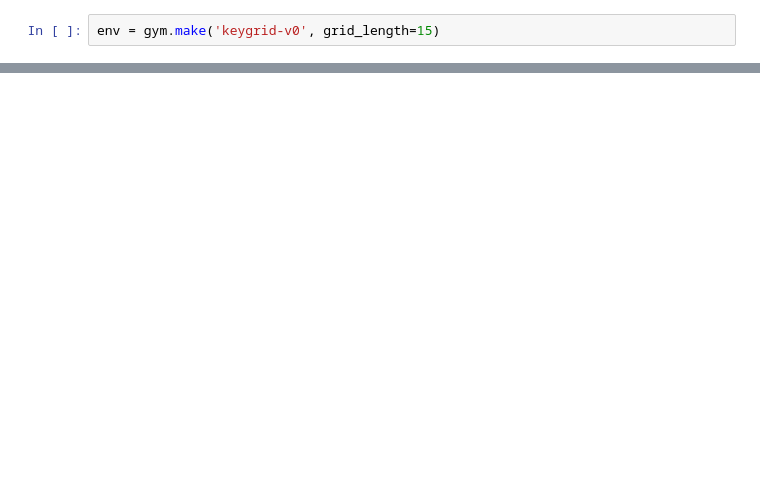
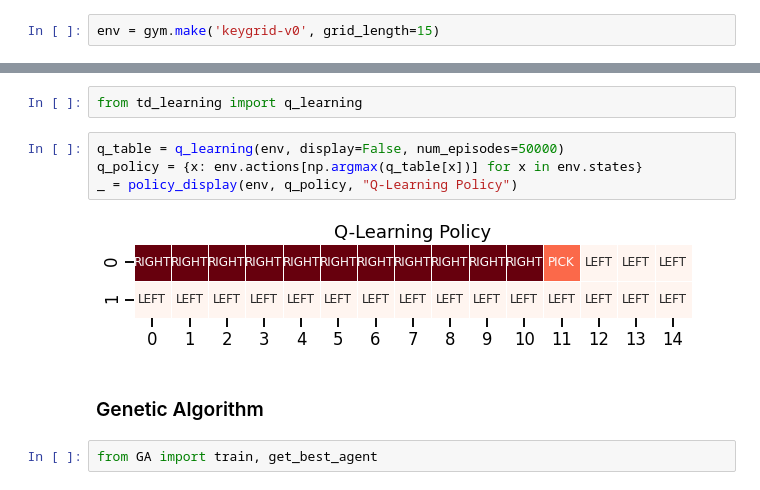
Before and after one commit to aja114/research_project, a Jupyter notebook: keygrid_env.ipynb, the cells around one changed output, grey strips where cells are left out. Cells and saved outputs as stored; diff of their text form; blank space fills up the shorter version.

Commit message:
creating classes for the algorithms

```diff
--- a/keygrid_env.ipynb
+++ b/keygrid_env.ipynb
@@ -909,0 +40,12 @@ print(policy)
+# %%
+from td_learning import q_learning
+# %%
+q_table = q_learning(env, display=False, num_episodes=50000)
+q_policy = {x: env.actions[np.argmax(q_table[x])] for x in env.states}
+_ = policy_display(env, q_policy, "Q-Learning Policy")
+# %% [output]
+[figure, added]
+# %% [markdown]
+### Genetic Algorithm
+# %%
+from GA import train, get_best_agent
```
Also changed, not shown: parts of 73 cells of this notebook, 9 other files.
